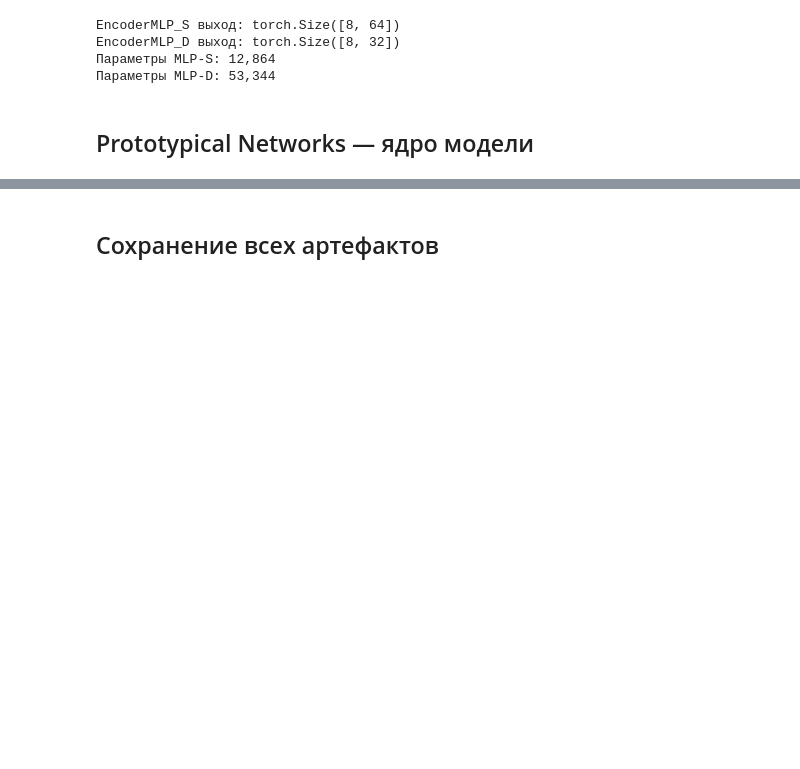
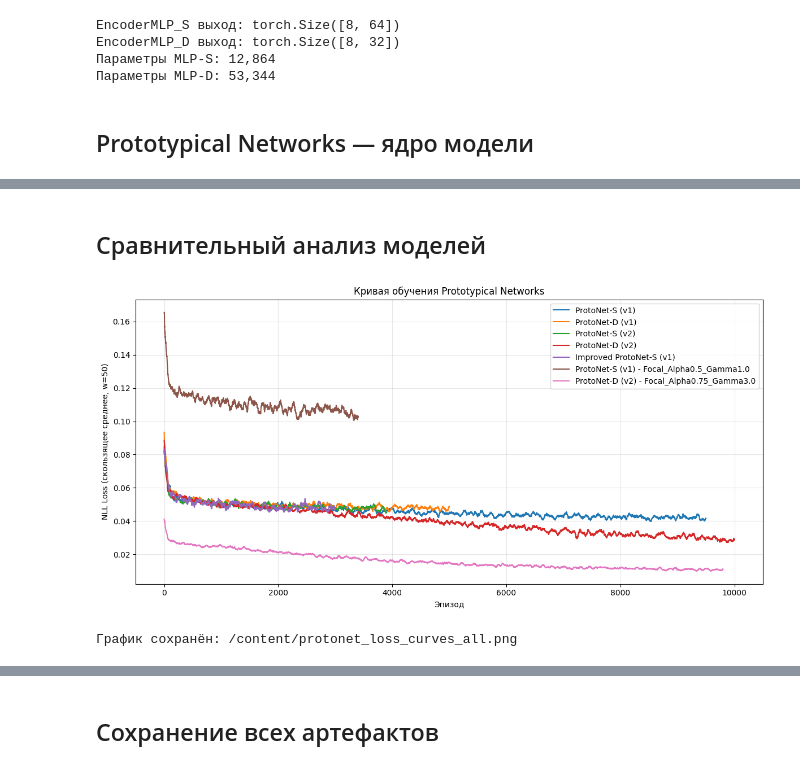
Before and after one commit to Juli-Kareva/Fraud-detection-MDS, a Jupyter notebook: Prototypical_network.ipynb, the cells around one changed output, grey strips where cells are left out. Cells and saved outputs as stored; diff of their text form; code cells hidden in the pictures; blank space fills up the shorter version.

```diff
--- a/Prototypical_network.ipynb
+++ b/Prototypical_network.ipynb
@@ -855,19 +560,0 @@ print('График сохранён: /content/protonet_vs_baseline_prauc.png')
-# %%
-best_model = model_s  # поменяйте на model_d если MLP-D оказался лучше
-
-kshot_results = []
-for k in [5, 10, 20]:
-    row = {'k_shot': k}
-    for name in ['I', 'II', 'III', 'IV', 'V']:
-        res = evaluate_on_variant(
-            best_model, X_variants[name], y_variants[name],
-            k_shot=k, variant_name=name
-        )
-        row[f'pr_auc_{name}'] = res['pr_auc']
-    row['mean_pr_auc'] = np.mean([row[f'pr_auc_{n}'] for n in ['I','II','III','IV','V']])
-    kshot_results.append(row)
-    print(f'k_shot={k:>2} | mean PR-AUC = {row["mean_pr_auc"]:.4f}')
-
-kshot_df = pd.DataFrame(kshot_results)
-kshot_df.to_csv('/content/kshot_sensitivity.csv', index=False)
-print('\nСохранено: /content/kshot_sensitivity.csv')
@@ -891,0 +645,8 @@ k_shot=20 | mean PR-AUC = 0.0994
+# %%
+# Новый сэмплер для мета-тренировки с измененными параметрами k_shot и n_query
+# Например, увеличим k_shot и уменьшим n_query для большего акцента на support set
+meta_train_sampler_tuned = EpisodeSampler(
+    X_train, y_train,
+    k_shot=20,    # 20 примеров каждого класса в support
+    n_query=20    # 20 примеров каждого класса в query
+)
@@ -891,0 +866,22 @@ k_shot=20 | mean PR-AUC = 0.0994
+# %% [markdown]
+## Сравнительный анализ моделей
+# %%
+def smooth(x, w=50):
+    return pd.Series(x).rolling(w, min_periods=1).mean().values
+
+fig, ax = plt.subplots(figsize=(12, 6))
+for name, losses in all_losses.items():
+    ax.plot(smooth(losses), label=name)
+
+ax.set_xlabel('Эпизод')
+ax.set_ylabel('NLL Loss (скользящее среднее, w=50)')
+ax.set_title('Кривая обучения Prototypical Networks')
+ax.legend()
+ax.grid(alpha=0.3)
+plt.tight_layout()
+plt.savefig('/content/protonet_loss_curves_all.png', dpi=150)
+plt.show()
+print('График сохранён: /content/protonet_loss_curves_all.png')
+# %% [output]
+[figure, added]
+График сохранён: /content/protonet_loss_curves_all.png
```
Also changed, not shown: parts of 58 cells of this notebook.
